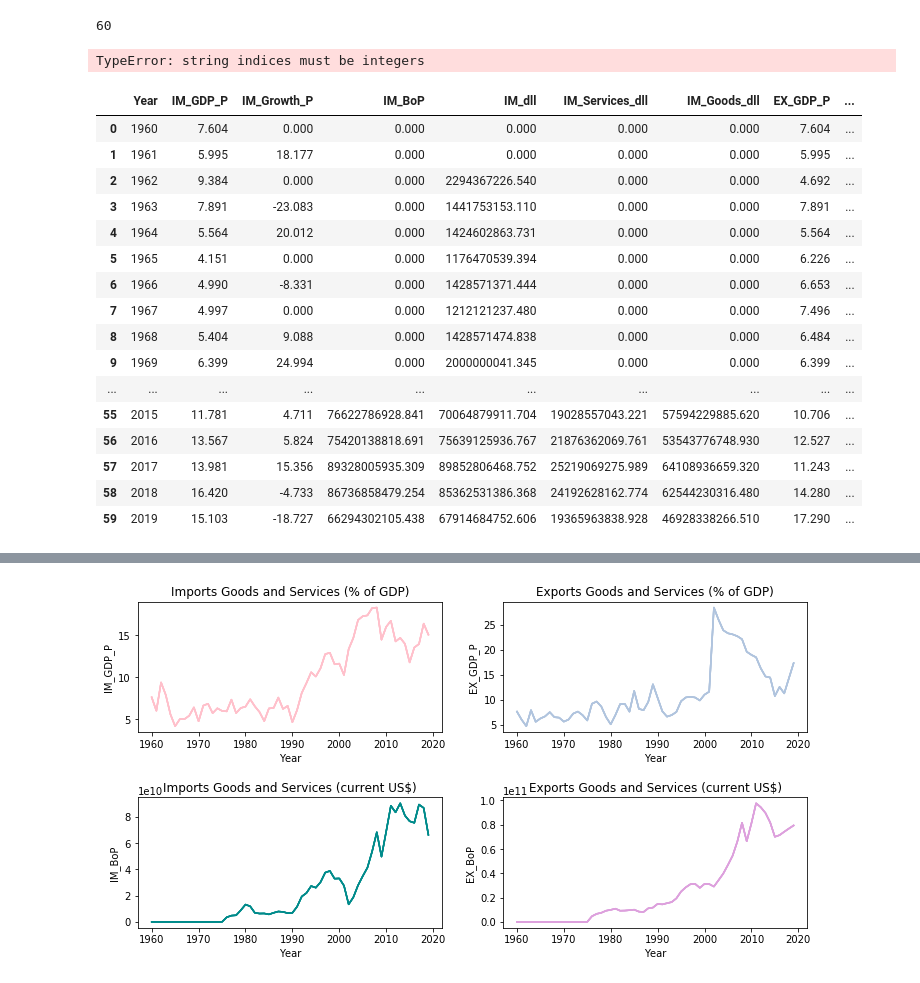
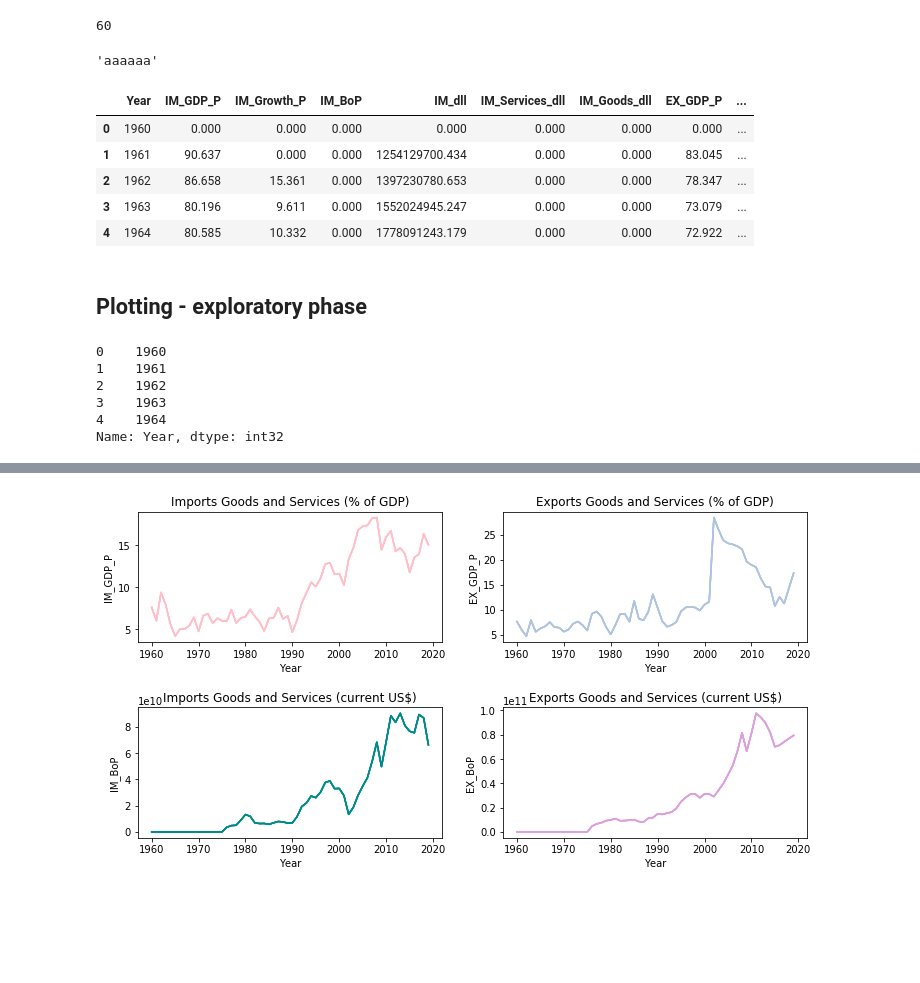
Before and after one commit to AndyRadCat/Country_Trade_EcoGrowth, a Jupyter notebook: Country_Openness_Cleaning.ipynb, the cells around one changed output, grey strips where cells are left out. Saved outputs shown, nothing was run; the diff lists cells and outputs as text; code cells hidden in the pictures; blank space fills up the shorter version.

```diff
--- a/Country_Openness_Cleaning.ipynb
+++ b/Country_Openness_Cleaning.ipynb
@@ -565,33 +570,15 @@ dtype: object
 len(country['Argentina'])
 # %% [output]
 60
+# %%
+'a' * 6
+# %% [output]
+'aaaaaa'
 # %%
-short_names= ['BR', 'AG', 'MX', 'CH', 'HK', 'SG', 'SK', 'KR', 'ID']
+short_names= ['BR', 'AG', 'MX', 'CH', 'HK', 'SG', 'KR', 'ID']
 
 #for short in short_names:
 #    for country in countries_columns:
 
 
-country['Argentina']['Country Name'] = ('Arg' * 60)
+country['Argentina']['Country Name'] = (['AG'] * 60)
-# %% [output]
-TypeError: string indices must be integers
-# %%
-country['Argentina']
-# %% [output]
-|  | Year | IM_GDP_P | IM_Growth_P | IM_BoP | IM_dll | IM_Services_dll | IM_Goods_dll | EX_GDP_P | ... |
-| 0 | 1960 | 7.604 | 0.000 | 0.000 | 0.000 | 0.000 | 0.000 | 7.604 | ... |
-| 1 | 1961 | 5.995 | 18.177 | 0.000 | 0.000 | 0.000 | 0.000 | 5.995 | ... |
-| 2 | 1962 | 9.384 | 0.000 | 0.000 | 2294367226.540 | 0.000 | 0.000 | 4.692 | ... |
-| 3 | 1963 | 7.891 | -23.083 | 0.000 | 1441753153.110 | 0.000 | 0.000 | 7.891 | ... |
-| 4 | 1964 | 5.564 | 20.012 | 0.000 | 1424602863.731 | 0.000 | 0.000 | 5.564 | ... |
-| 5 | 1965 | 4.151 | 0.000 | 0.000 | 1176470539.394 | 0.000 | 0.000 | 6.226 | ... |
-| 6 | 1966 | 4.990 | -8.331 | 0.000 | 1428571371.444 | 0.000 | 0.000 | 6.653 | ... |
-| 7 | 1967 | 4.997 | 0.000 | 0.000 | 1212121237.480 | 0.000 | 0.000 | 7.496 | ... |
-| 8 | 1968 | 5.404 | 9.088 | 0.000 | 1428571474.838 | 0.000 | 0.000 | 6.484 | ... |
-| 9 | 1969 | 6.399 | 24.994 | 0.000 | 2000000041.345 | 0.000 | 0.000 | 6.399 | ... |
-| ... | ... | ... | ... | ... | ... | ... | ... | ... | ... |
-| 55 | 2015 | 11.781 | 4.711 | 76622786928.841 | 70064879911.704 | 19028557043.221 | 57594229885.620 | 10.706 | ... |
-| 56 | 2016 | 13.567 | 5.824 | 75420138818.691 | 75639125936.767 | 21876362069.761 | 53543776748.930 | 12.527 | ... |
-| 57 | 2017 | 13.981 | 15.356 | 89328005935.309 | 89852806468.752 | 25219069275.989 | 64108936659.320 | 11.243 | ... |
-| 58 | 2018 | 16.420 | -4.733 | 86736858479.254 | 85362531386.368 | 24192628162.774 | 62544230316.480 | 14.280 | ... |
-| 59 | 2019 | 15.103 | -18.727 | 66294302105.438 | 67914684752.606 | 19365963838.928 | 46928338266.510 | 17.290 | ... |
@@ -597,0 +593,20 @@ country['Argentina']
+# %%
+country['Hong Kong SAR, China'].head()
+# %% [output]
+|  | Year | IM_GDP_P | IM_Growth_P | IM_BoP | IM_dll | IM_Services_dll | IM_Goods_dll | EX_GDP_P | ... |
+| 0 | 1960 | 0.000 | 0.000 | 0.000 | 0.000 | 0.000 | 0.000 | 0.000 | ... |
+| 1 | 1961 | 90.637 | 0.000 | 0.000 | 1254129700.434 | 0.000 | 0.000 | 83.045 | ... |
+| 2 | 1962 | 86.658 | 15.361 | 0.000 | 1397230780.653 | 0.000 | 0.000 | 78.347 | ... |
+| 3 | 1963 | 80.196 | 9.611 | 0.000 | 1552024945.247 | 0.000 | 0.000 | 73.079 | ... |
+| 4 | 1964 | 80.585 | 10.332 | 0.000 | 1778091243.179 | 0.000 | 0.000 | 72.922 | ... |
+# %% [markdown]
+## Plotting - exploratory phase
+# %%
+country['Brazil']['Year'].head()
+# %% [output]
+0    1960
+1    1961
+2    1962
+3    1963
+4    1964
+Name: Year, dtype: int32
```
Also changed, not shown: parts of 6 cells of this notebook.
